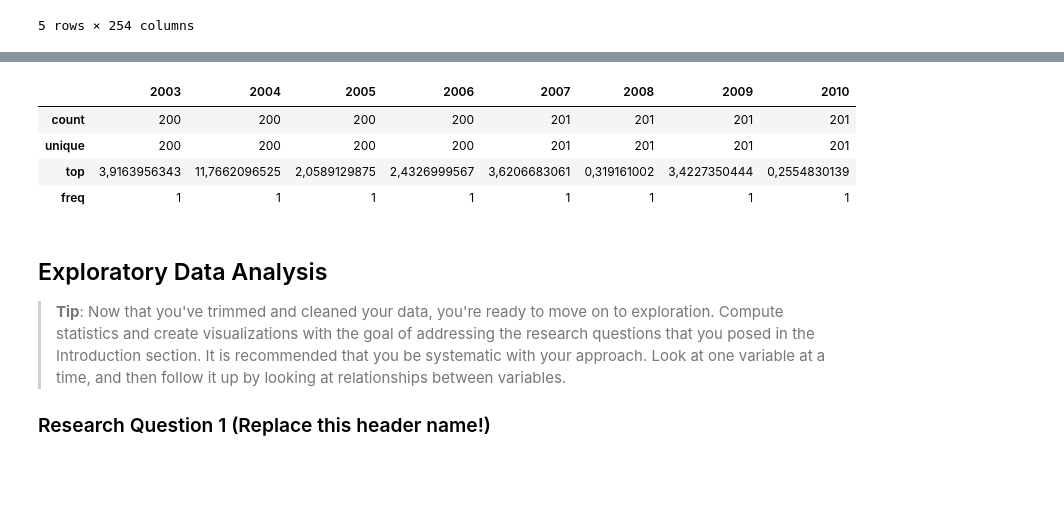
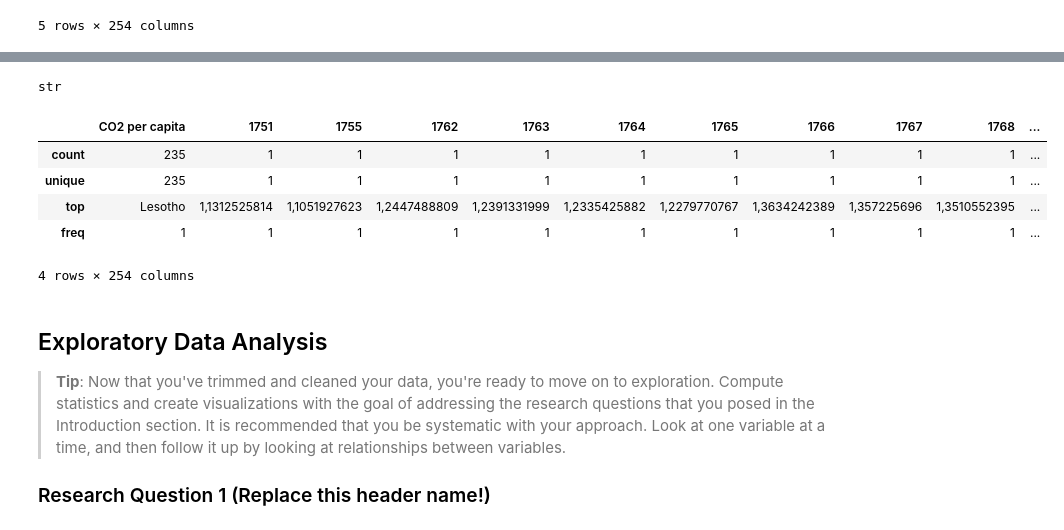
Before and after one commit to hstoefen/Intro-to-Data-Analysis, a Jupyter notebook: Final Project/project_draft1.ipynb, the cells around one changed output, grey strips where cells are left out. Saved outputs shown, nothing was run; the diff lists cells and outputs as text; code cells hidden in the pictures; blank space fills up the shorter version.

```diff
--- a/Final Project/project_draft1.ipynb
+++ b/Final Project/project_draft1.ipynb
@@ -40,8 +55,9 @@ import seaborn as sns
 # Load your data and print out a few lines. Perform operations to inspect data
 #   types and look for instances of missing or possibly errant data.
 
-co2_per_person = pd.read_csv('indicator CDIAC carbon_dioxide_emissions_per_capita.csv')
-co2_per_usd = pd.read_csv('co2 kg per USD.csv')
+path = './data/'
+co2_per_person = pd.read_csv(path + 'indicator CDIAC carbon_dioxide_emissions_per_capita.csv')
+co2_per_usd = pd.read_csv(path + 'co2 kg per USD.csv')
 # %% [markdown]
 > **Tip**: You should _not_ perform too many operations in each cell. Create cells freely to explore your data. One option that you can take with this project is to do a lot of explorations in an initial notebook. These don't have to be organized, but make sure you use enough comments to understand the purpose of each code cell. Then, after you're done with your analysis, create a duplicate notebook where you will trim the excess and organize your steps so that you have a flowing, cohesive report.
 
@@ -71,0 +140,4 @@ co2_per_person_2003_2010 = co2_per_person_2003_2010.dropna(axis=1, how='all')
+# %%
+for i in xrange(len(co2_per_person['CO2 per capita'])):
+    for j in xrange(len(co2_per_person.iloc[0].values)-1):
+        co2_per_person.iloc[i][j+1] = float(co2_per_person.iloc[i][j+1])
@@ -71,0 +146,3 @@ co2_per_person_2003_2010 = co2_per_person_2003_2010.dropna(axis=1, how='all')
+# %%
+for country in co2_per_person.index:
+    co2_per_person.loc[country] = pd.to_numeric(co2_per_person.loc[country], errors='coerce')
@@ -82,11 +246,16 @@ co2_per_person_2003_2010.head()
+# %%
+type(co2_per_person[co2_per_person.iloc[:,0]=='Germany'].loc[:,'2002'].values[0])
+# %% [output]
+str
 # %%
-co2_per_person_2003_2010.describe()
+co2_per_person.describe()
 # %% [output]
-|  | 2003 | 2004 | 2005 | 2006 | 2007 | 2008 | 2009 | 2010 |
-| count | 200 | 200 | 200 | 200 | 201 | 201 | 201 | 201 |
-| unique | 200 | 200 | 200 | 200 | 201 | 201 | 201 | 201 |
-| top | 3,9163956343 | 11,7662096525 | 2,0589129875 | 2,4326999567 | 3,6206683061 | 0,319161002 | 3,4227350444 | 0,2554830139 |
-| freq | 1 | 1 | 1 | 1 | 1 | 1 | 1 | 1 |
+|  | CO2 per capita | 1751 | 1755 | 1762 | 1763 | 1764 | 1765 | 1766 | 1767 | 1768 | ... |
+| count | 235 | 1 | 1 | 1 | 1 | 1 | 1 | 1 | 1 | 1 | ... |
+| unique | 235 | 1 | 1 | 1 | 1 | 1 | 1 | 1 | 1 | 1 | ... |
+| top | Lesotho | 1,1312525814 | 1,1051927623 | 1,2447488809 | 1,2391331999 | 1,2335425882 | 1,2279770767 | 1,3634242389 | 1,357225696 | 1,3510552395 | ... |
+| freq | 1 | 1 | 1 | 1 | 1 | 1 | 1 | 1 | 1 | 1 | ... |
+4 rows × 254 columns
 # %% [markdown]
 <a id='eda'></a>
 ## Exploratory Data Analysis
```
Also changed, not shown: parts of 20 cells of this notebook, 33 other files.
